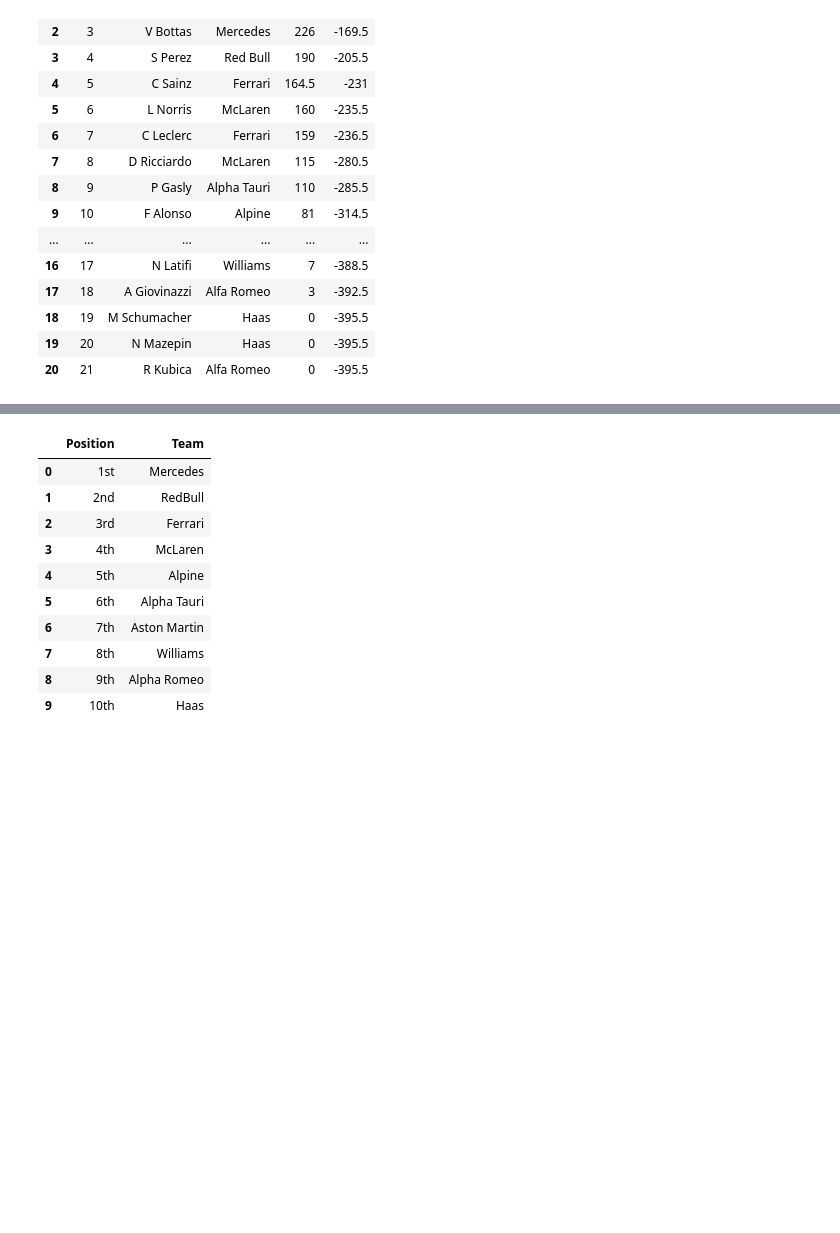
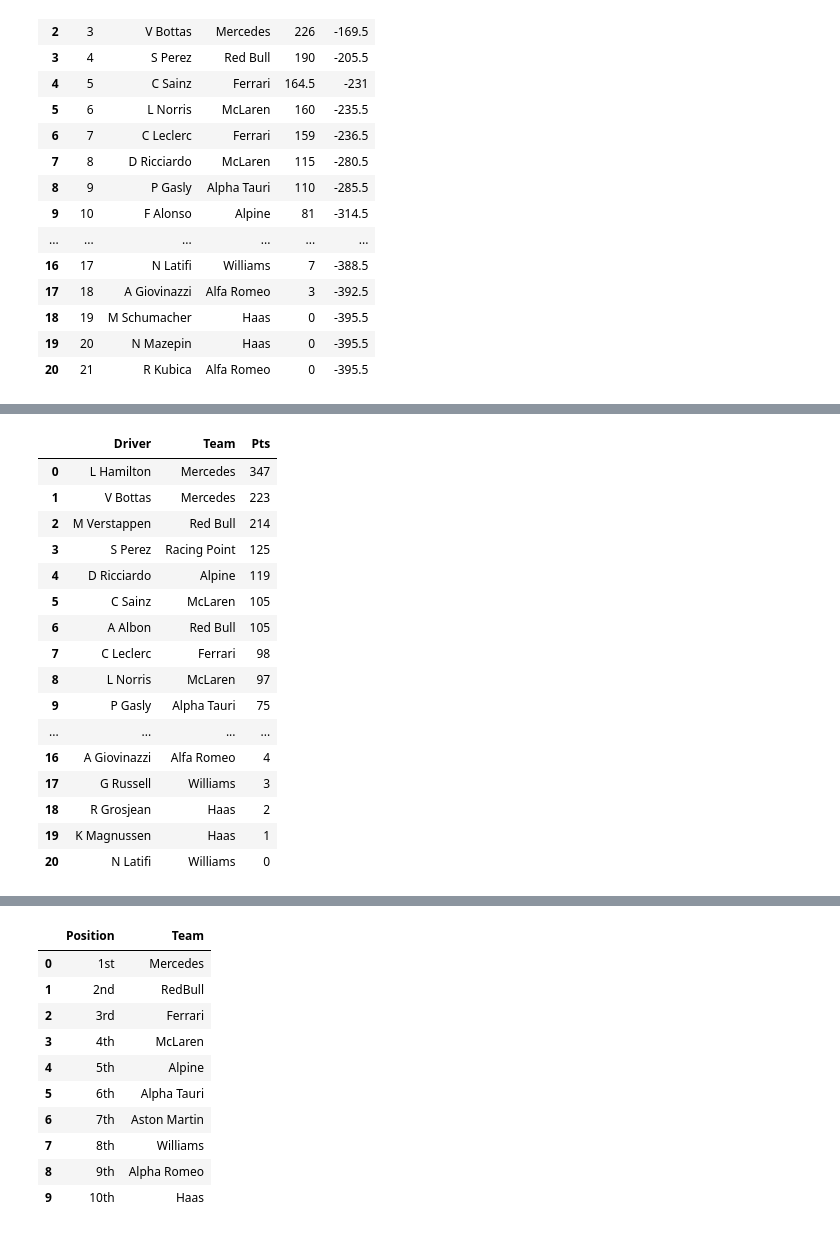
Before and after one commit to fennolly/fennolly-UCDPA_John_Fennell, a Jupyter notebook: Project.ipynb, the cells around one changed output, grey strips where cells are left out. Cells and saved outputs as stored; diff of their text form; code cells hidden in the pictures; blank space fills up the shorter version.

```diff
--- a/Project.ipynb
+++ b/Project.ipynb
@@ -67,0 +91,5 @@ df
+# %%
+#importing 2020 data
+df2 = pd.read_csv('2020.csv')
+print(df2.head(4))
+df2.columns
@@ -67,0 +103,21 @@ df
+# %%
+df20= df2.drop(['Pos','Deficit','Unnamed: 0'], axis=1)
+df20
+# %% [output]
+|  | Driver | Team | Pts |
+| 0 | L Hamilton | Mercedes | 347 |
+| 1 | V Bottas | Mercedes | 223 |
+| 2 | M Verstappen | Red Bull | 214 |
+| 3 | S Perez | Racing Point | 125 |
+| 4 | D Ricciardo | Alpine | 119 |
+| 5 | C Sainz | McLaren | 105 |
+| 6 | A Albon | Red Bull | 105 |
+| 7 | C Leclerc | Ferrari | 98 |
+| 8 | L Norris | McLaren | 97 |
+| 9 | P Gasly | Alpha Tauri | 75 |
+| ... | ... | ... | ... |
+| 16 | A Giovinazzi | Alfa Romeo | 4 |
+| 17 | G Russell | Williams | 3 |
+| 18 | R Grosjean | Haas | 2 |
+| 19 | K Magnussen | Haas | 1 |
+| 20 | N Latifi | Williams | 0 |
```
Also changed, not shown: parts of 8 cells of this notebook.
